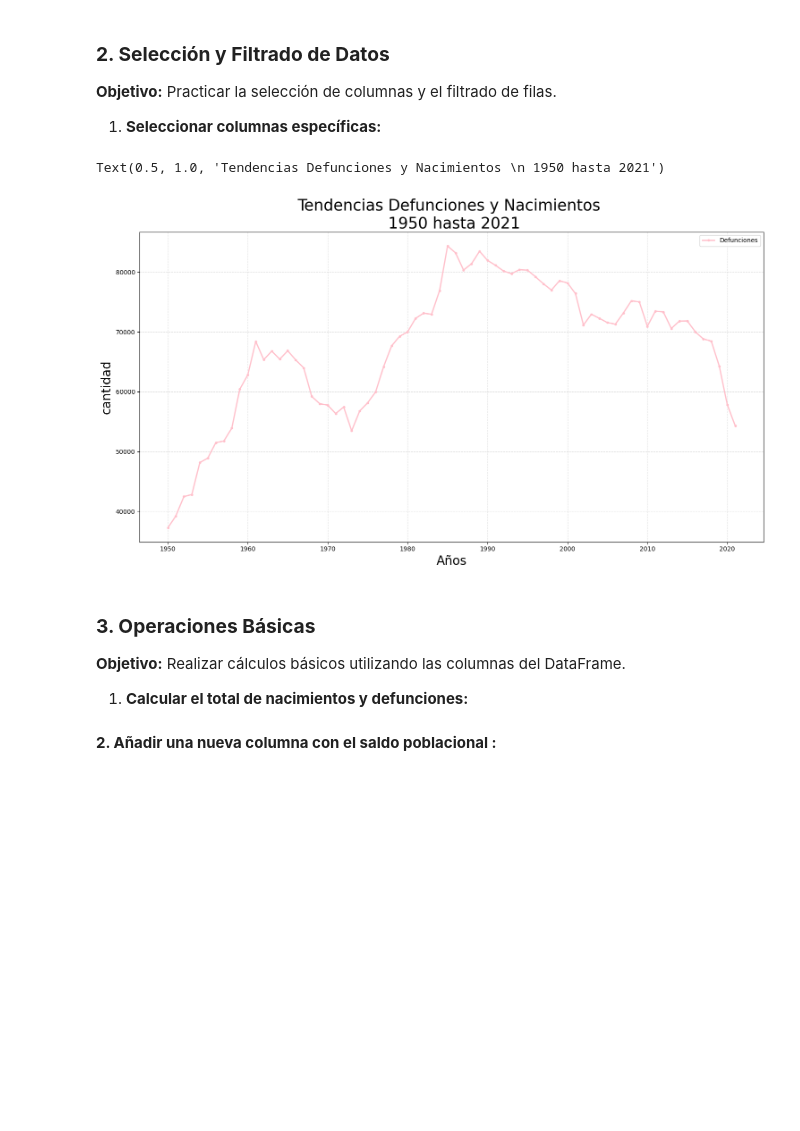
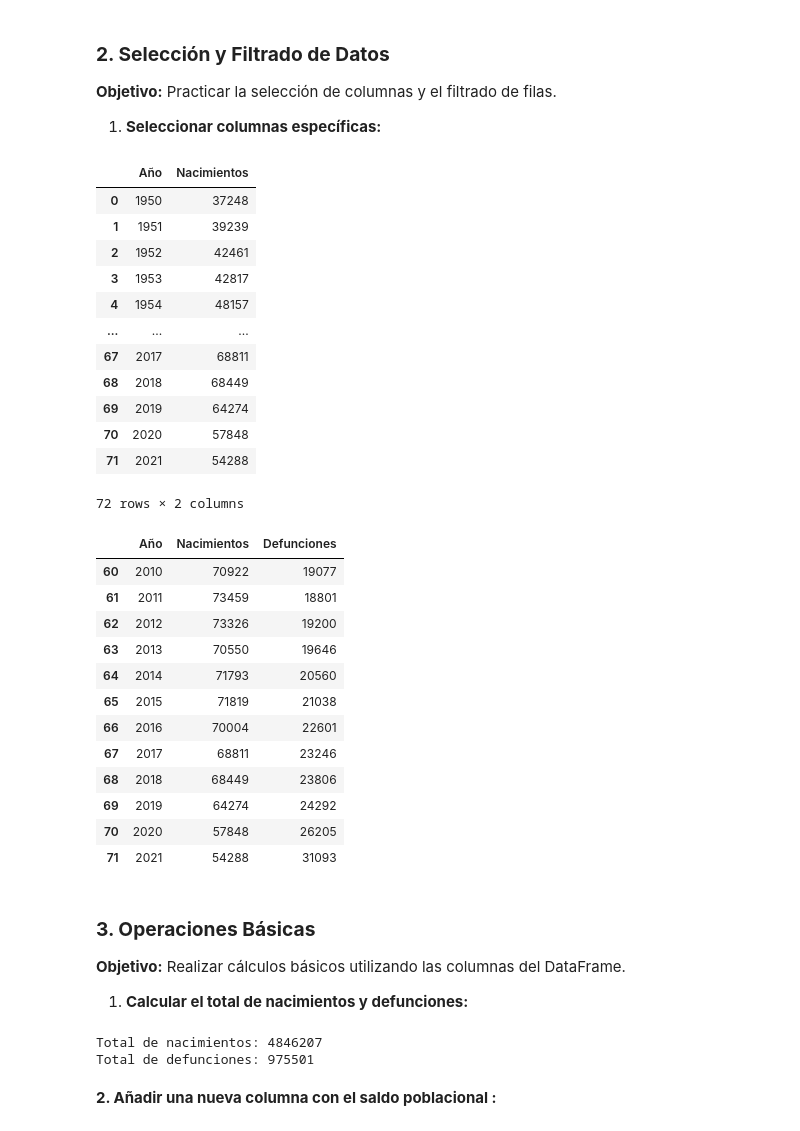
Before and after one commit to FiorellaChava/Programacion-Python-Basico-GRUPO-1---6181133432, a Jupyter notebook: Estudiantes/fiorella chavarria/semana 5/Clase 10/tarea/Practica_9.ipynb, the cells around one changed output. Cells and saved outputs as stored; diff of their text form; code cells hidden in the pictures; blank space fills up the shorter version.

```diff
--- a/Estudiantes/fiorella chavarria/semana 5/Clase 10/tarea/Practica_9.ipynb
+++ b/Estudiantes/fiorella chavarria/semana 5/Clase 10/tarea/Practica_9.ipynb
@@ -116,11 +132,42 @@ plt.title(f'Tendencias Defunciones y Nacimientos \n {df['Año'].min()} hasta {df
 1. **Seleccionar columnas específicas:**
 # %%
 # Seleccionar las columnas de Año y Nacimientos
+
+filtro =["Año", "Nacimientos"]
+df[filtro]
 # %% [output]
+|  | Año | Nacimientos |
+| 0 | 1950 | 37248 |
+| 1 | 1951 | 39239 |
+| 2 | 1952 | 42461 |
+| 3 | 1953 | 42817 |
+| 4 | 1954 | 48157 |
+| ... | ... | ... |
+| 67 | 2017 | 68811 |
+| 68 | 2018 | 68449 |
+| 69 | 2019 | 64274 |
+| 70 | 2020 | 57848 |
+| 71 | 2021 | 54288 |
-Text(0.5, 1.0, 'Tendencias Defunciones y Nacimientos \n 1950 hasta 2021')
+72 rows × 2 columns
-[figure, removed]
 # %%
 # Filtrar datos desde el año 2010
+#df_filtrado = df.loc[df["año"]>=2010]
+df_filtrado =df[df["Año"]>=2010]
+df_filtrado
+# %% [output]
+|  | Año | Nacimientos | Defunciones |
+| 60 | 2010 | 70922 | 19077 |
+| 61 | 2011 | 73459 | 18801 |
+| 62 | 2012 | 73326 | 19200 |
+| 63 | 2013 | 70550 | 19646 |
+| 64 | 2014 | 71793 | 20560 |
+| 65 | 2015 | 71819 | 21038 |
+| 66 | 2016 | 70004 | 22601 |
+| 67 | 2017 | 68811 | 23246 |
+| 68 | 2018 | 68449 | 23806 |
+| 69 | 2019 | 64274 | 24292 |
+| 70 | 2020 | 57848 | 26205 |
+| 71 | 2021 | 54288 | 31093 |
 # %% [markdown]
 ### **3\. Operaciones Básicas**
 
@@ -133,3 +177,15 @@ Text(0.5, 1.0, 'Tendencias Defunciones y Nacimientos \n 1950 hasta 2021')
+# %%
+# total_nacimientos
+total_nacimientos = df["Nacimientos"].sum()
+
+# total_defunciones
+total_defunciones = df["Defunciones"].sum()
+
+print(f"Total de nacimientos: {total_nacimientos}")
+print(f"Total de defunciones: {total_defunciones}")
+# %% [output]
+Total de nacimientos: 4846207
+Total de defunciones: 975501
 # %% [markdown]
 **2\. Añadir una nueva columna con el saldo poblacional :**
 # %%
```
Also changed, not shown: parts of 4 cells of this notebook.
